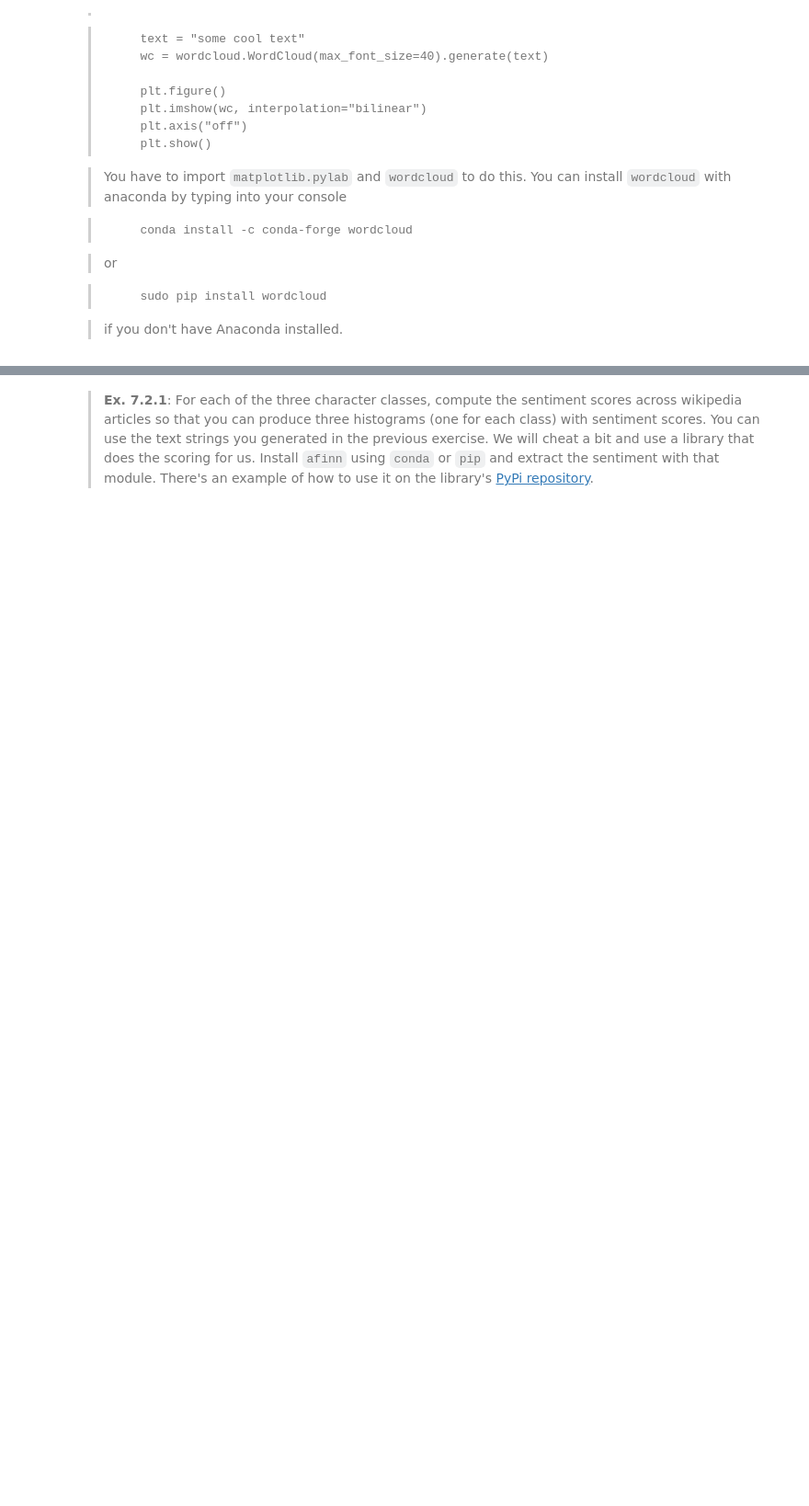
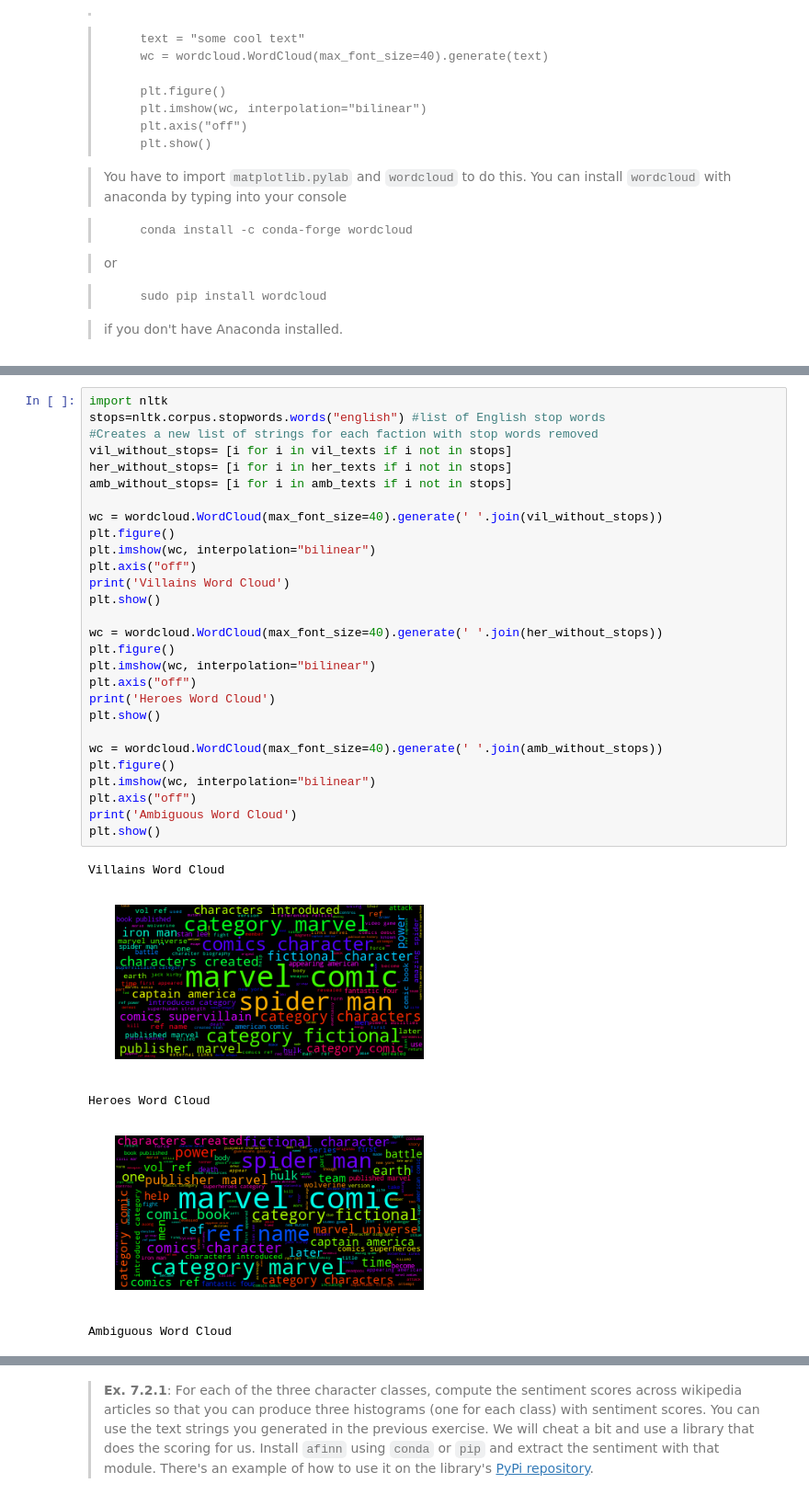
Before and after one commit to jmazanec15/BigDataClass, a Jupyter notebook: assignments/assignment2.ipynb, the cells around one changed output, grey strips where cells are left out. Shown: that part at 92% size. Saved outputs shown, nothing was run; the diff lists cells and outputs as text; blank space fills up the shorter version.

```diff
--- a/assignments/assignment2.ipynb
+++ b/assignments/assignment2.ipynb
@@ -181,0 +280,34 @@ for char, value in sorted_edge_tuples:
+# %%
+import nltk
+stops=nltk.corpus.stopwords.words("english") #list of English stop words
+#Creates a new list of strings for each faction with stop words removed
+vil_without_stops= [i for i in vil_texts if i not in stops]
+her_without_stops= [i for i in her_texts if i not in stops]
+amb_without_stops= [i for i in amb_texts if i not in stops]
+
+wc = wordcloud.WordCloud(max_font_size=40).generate(' '.join(vil_without_stops))
+plt.figure()
+plt.imshow(wc, interpolation="bilinear")
+plt.axis("off")
+print('Villains Word Cloud')
+plt.show()
+
+wc = wordcloud.WordCloud(max_font_size=40).generate(' '.join(her_without_stops))
+plt.figure()
+plt.imshow(wc, interpolation="bilinear")
+plt.axis("off")
+print('Heroes Word Cloud')
+plt.show()
+
+wc = wordcloud.WordCloud(max_font_size=40).generate(' '.join(amb_without_stops))
+plt.figure()
+plt.imshow(wc, interpolation="bilinear")
+plt.axis("off")
+print('Ambiguous Word Cloud')
+plt.show()
+# %% [output]
+Villains Word Cloud
+[figure, added]
+Heroes Word Cloud
+[figure, added]
+Ambiguous Word Cloud
```
Also changed, not shown: parts of 14 cells of this notebook.
